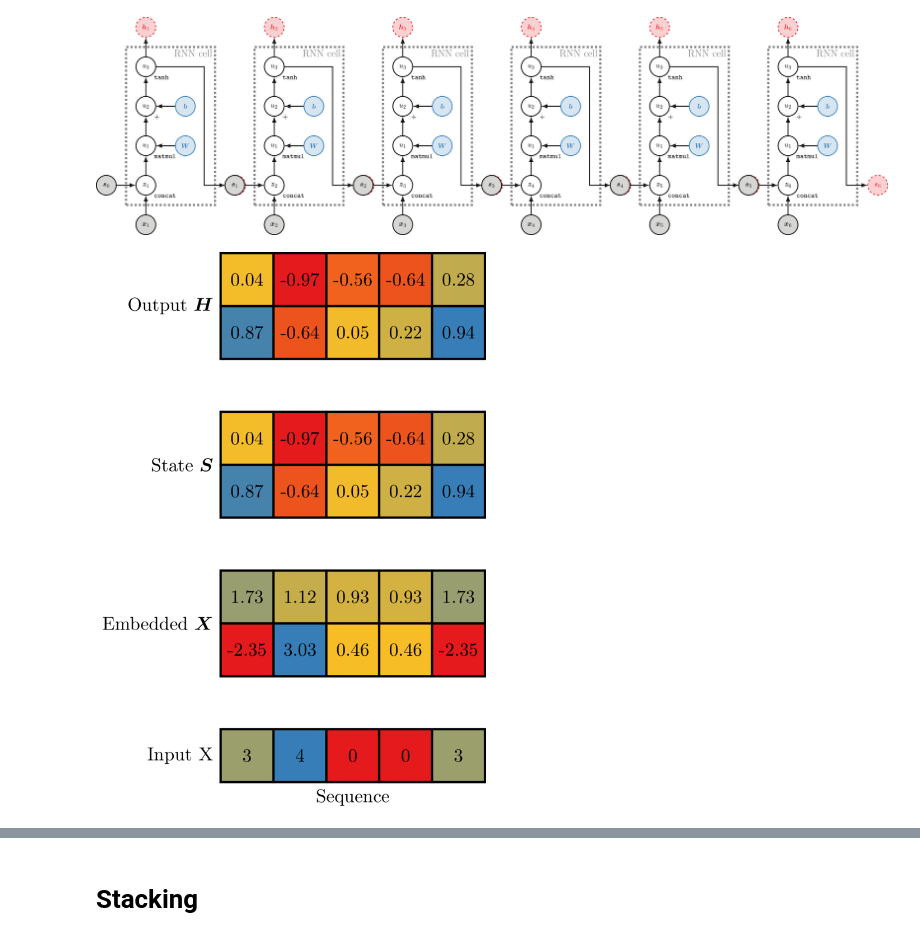
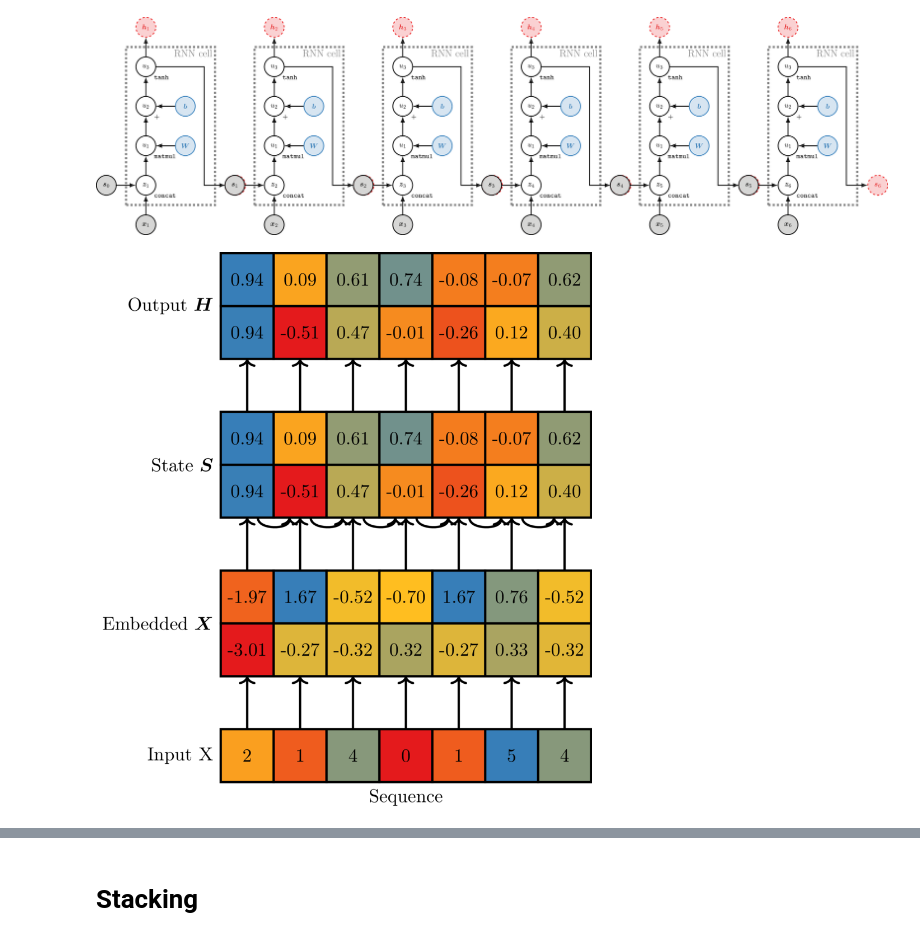
Before and after one commit to rockt/dl4nlp, a Jupyter notebook: sequences.ipynb, the cells around one changed output, grey strips where cells are left out. Cells and saved outputs as stored; diff of their text form; code cells hidden in the pictures.

```diff
--- a/sequences.ipynb
+++ b/sequences.ipynb
@@ -171,7 +171,7 @@ tikz(r"""
 # %% [output]
 [figure]
 # %%
-batch_size, seq_length, k_in, k_out, vocab_size = (3, 5, 2, 2, 5)
+batch_size, seq_length, k_in, k_out, vocab_size = (3, 7, 2, 2, 6)
 emb = nn.Embedding(vocab_size, k_in)
 I = Variable(torch.from_numpy(np.random.randint(0, vocab_size, [batch_size, seq_length])))
 X = emb(I)
@@ -179,31 +179,34 @@ X = emb(I)
 W = nn.Linear(k_in+k_out, k_out)
 
 def rnn_cell(xt, st1):
-    # -- [batch_size x 2*k]
+    # -- [batch_size x k_in+k_out]
     zt = torch.cat([xt, st1], dim=1)
-    # -- [batch_size x k]
+    # -- [batch_size x k_out]
     ht = F.tanh(W(zt))
     st = ht
     return ht, st
 # %%
 s0 = nn.init.normal(Parameter(torch.randn(batch_size, k_out)))
 H, S = rnn(rnn_cell, X, s0)
 H = torch.stack(H, dim=1)
 S = torch.stack(S, dim=1)
 fig = plot_matrix(I[0].unsqueeze(0)) + \
   labels(I[0].unsqueeze(0), r"Sequence", "Input $\ls{X}$")
-fig += shift(plot_matrix(X[0].transpose(1, 0)) +
+fig += shift(plot_matrix(X[0].transpose(1, 0),
+                         varrows=True) +
              labels(X[0].transpose(1, 0),
                     ylabel=r"Embedded $\vec{X}$"), y=2)
-fig += shift(plot_matrix(S[0].transpose(1, 0)) +
+fig += shift(plot_matrix(S[0].transpose(1, 0),
+                         varrows=True, harrows=True) +
              labels(S[0].transpose(1, 0),
                     ylabel=r"State $\mat{S}$"), y=2+k_in+1)
-fig += shift(plot_matrix(H[0].transpose(1, 0)) +
+fig += shift(plot_matrix(H[0].transpose(1, 0),
+                         varrows=True) +
              labels(H[0].transpose(1, 0),
                     ylabel=r"Output $\mat{H}$"), y=2+k_in+1+k_out+1)
 tikz(fig, height=1000)
 # %% [output]
-[figure, old version]
+[figure, new version]
 # %%
 plot_graph(H)
 # %% [output]
```
Also changed, not shown: parts of 4 cells of this notebook, 26 other files.
